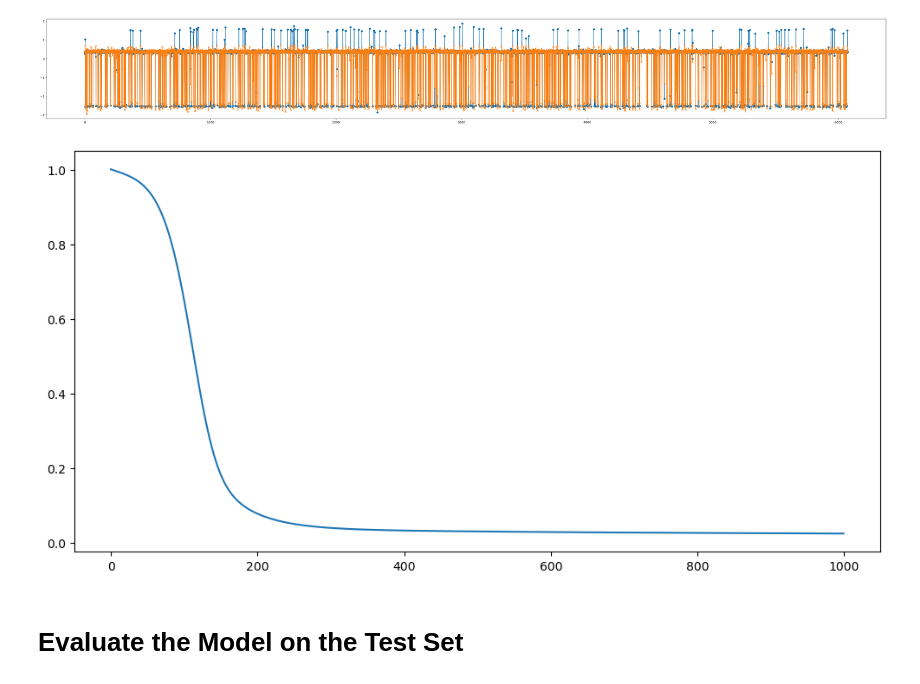
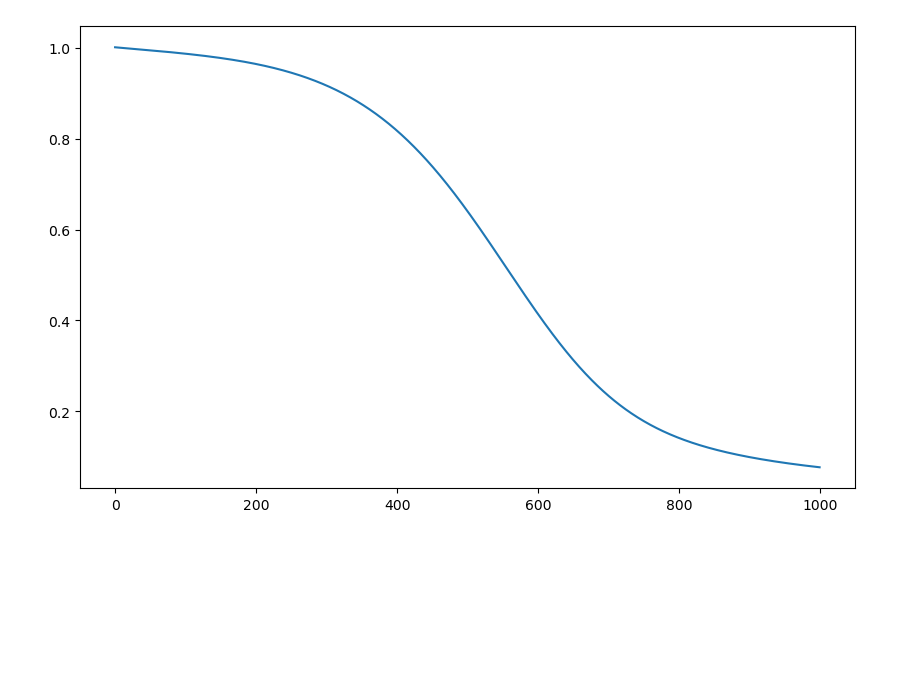
Before and after one commit to Tibboh17/Python, a Jupyter notebook: ML/MLP/MLP-with-Numpy.ipynb, the cells around one changed output. Cells and saved outputs as stored; diff of their text form; code cells hidden in the pictures; blank space fills up the shorter version.

```diff
--- a/ML/MLP/MLP-with-Numpy.ipynb
+++ b/ML/MLP/MLP-with-Numpy.ipynb
@@ -94,10 +70,0 @@ x_test, y_test = test_data.drop(columns=["No.", "A1"], axis=1).to_numpy(), test_
-# %%
-def standarize(train, test):
-    mean = np.mean(train, axis=0)
-    std = np.std(train, axis=0)
-    scaled_train = (train - mean) / std
-    scaled_test = (test - mean) / std
-    return scaled_train, scaled_test
-
-x_train, x_test = standarize(x_train, x_test)
-y_train, y_test = standarize(y_train, y_test)
@@ -106,3 +71,22 @@ y_train, y_test = standarize(y_train, y_test)
+# %%
+file_path = '../../Datasets/조업편차분석.csv'
+data = pd.read_csv(file_path)
+
+data['Origin'] = data.index
+shuffled_data = data.sample(frac=1, random_state=42).reset_index(drop=True)
+
+train_size = int(len(shuffled_data) * 0.8)
+train_data, test_data = shuffled_data.iloc[:train_size], shuffled_data.iloc[train_size:]
+# %%
+x_train, y_train = train_data.drop(columns=['No.', 'A1', 'Origin'], axis=1), train_data['A1']
+
+x_train_mean = np.mean(x_train, axis=0)
+x_train_std = np.std(x_train, axis=0)
+y_train_mean = np.mean(y_train, axis=0)
+y_train_std = np.std(y_train, axis=0)
+
+x_train = standarize(x_train, x_train_mean, x_train_std).to_numpy()
+y_train = standarize(y_train, y_train_mean, y_train_std).to_numpy().reshape(-1, 1)
 # %%
 np.random.seed(42)
 
@@ -110,4 +94,13 @@ input_dimension = x_train.shape[1]
 hidden_dimension = 64
 output_dimension = y_train.shape[1]
 
-mlp_model = MLP(input_dimension=input_dimension, hidden_dimension=hidden_dimension, output_dimension=output_dimension, learning_rate=0.005)
+mlp_model = MLP(
+    input_dimension=input_dimension,
+    hidden_dimension=hidden_dimension,
+    output_dimension=output_dimension,
+    learning_rate=0.001)
+loss_list, y_pred_train = mlp_model.train(x_train, y_train, epochs=1000)
+
+plt.figure(figsize=(10, 6))
+plt.plot(loss_list)
+plt.show()
@@ -129,15 +120,6 @@ Epoch 1000, Loss: 0.02450273721979777
 # %%
-plt.figure(figsize=(50, 6))
-plt.plot(y_train, marker="o")
-plt.plot(y_pred_train, marker="x")
+plt.figure(figsize=(10, 6))
+plt.plot(loss_list)
 plt.show()
 # %% [output]
-[figure, old version]
+[figure, new version]
-# %%
-plt.figure(figsize=(12, 6))
-plt.plot(loss_list)
-plt.show()
-# %% [output]
-[figure, removed]
-# %% [markdown]
-# Evaluate the Model on the Test Set
```
Also changed, not shown: parts of 20 cells of this notebook, 1 other file.
